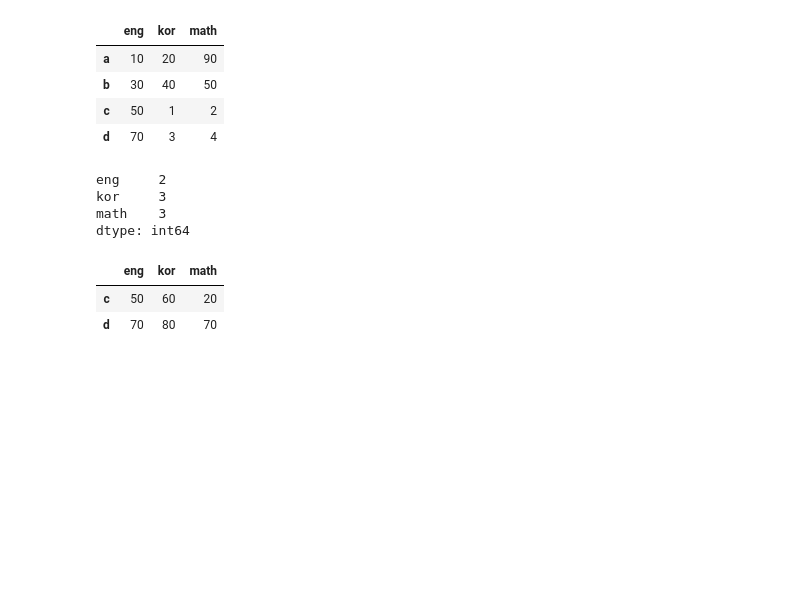
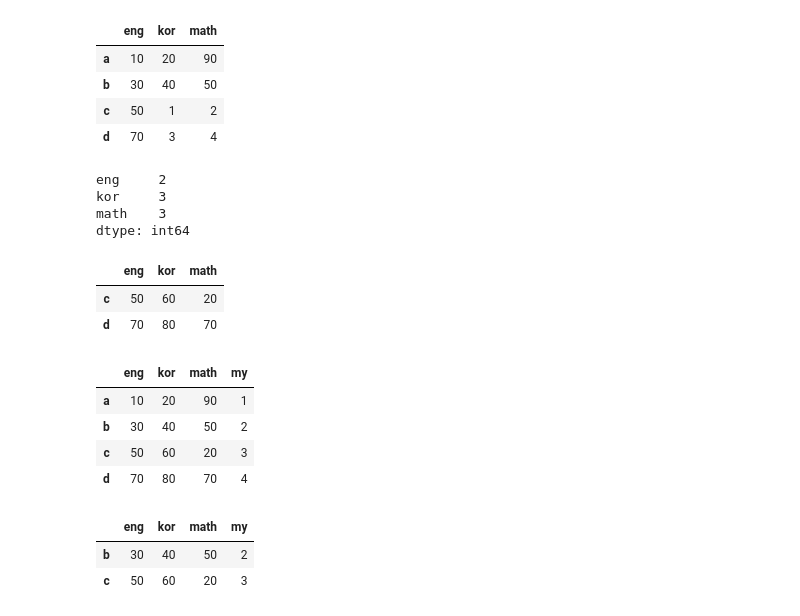
Before and after one commit to hyo-jae-jung/Pandas, a Jupyter notebook: DataFrame.ipynb, the cells around one changed output. Drawn from its saved outputs; the diff is of its cells as text; code cells hidden in the pictures; blank space fills up the shorter version.

```diff
--- a/DataFrame.ipynb
+++ b/DataFrame.ipynb
@@ -184,0 +188,8 @@ df.query(f'eng > {n} and kor >{m}')
+# %%
+df
+# %% [output]
+|  | eng | kor | math | my |
+| a | 10 | 20 | 90 | 1 |
+| b | 30 | 40 | 50 | 2 |
+| c | 50 | 60 | 20 | 3 |
+| d | 70 | 80 | 70 | 4 |
@@ -184,0 +198,6 @@ df.query(f'eng > {n} and kor >{m}')
+# %%
+df.drop(index=['a','d'])
+# %% [output]
+|  | eng | kor | math | my |
+| b | 30 | 40 | 50 | 2 |
+| c | 50 | 60 | 20 | 3 |
```
Also changed, not shown: parts of 20 cells of this notebook, 1 other file.
